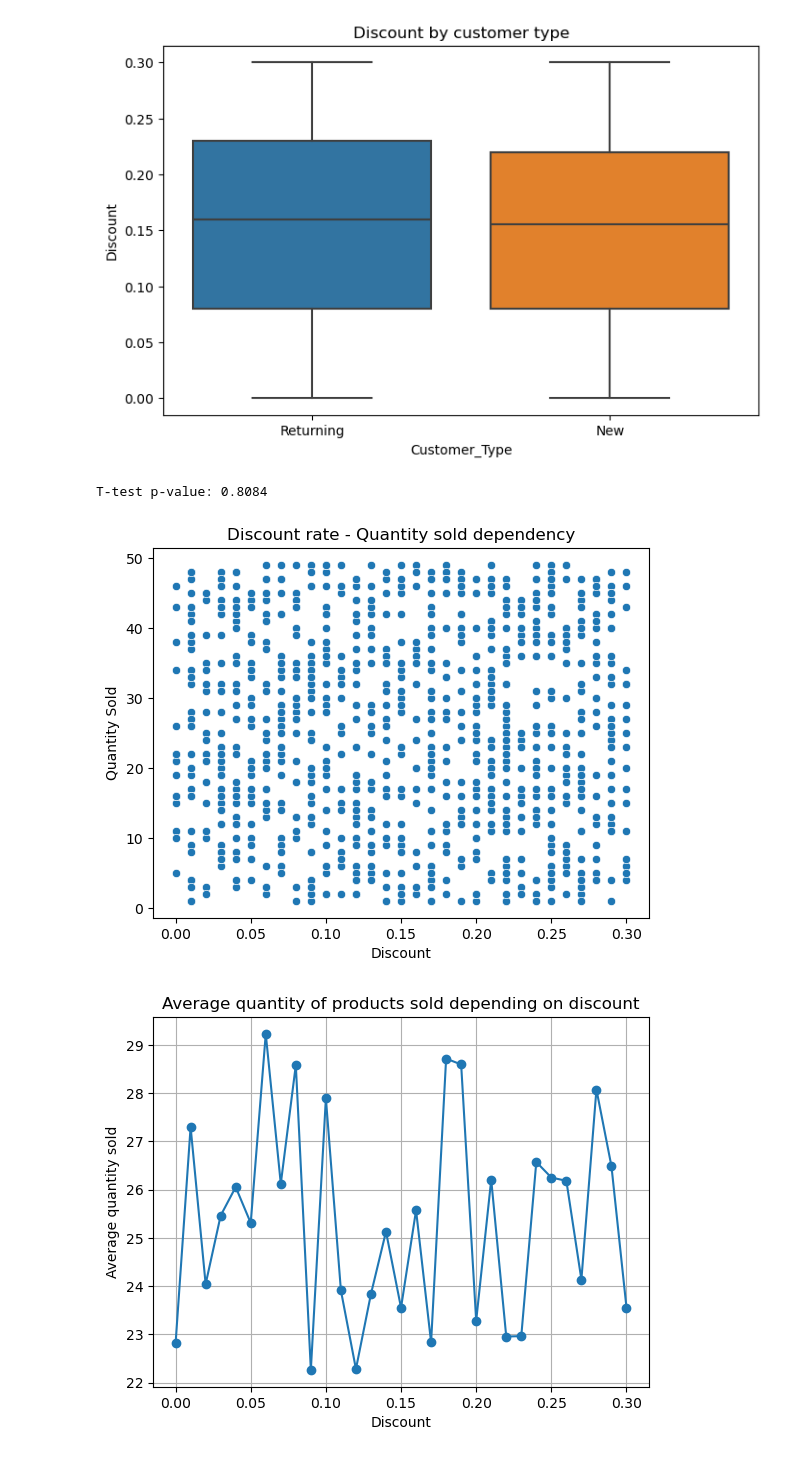
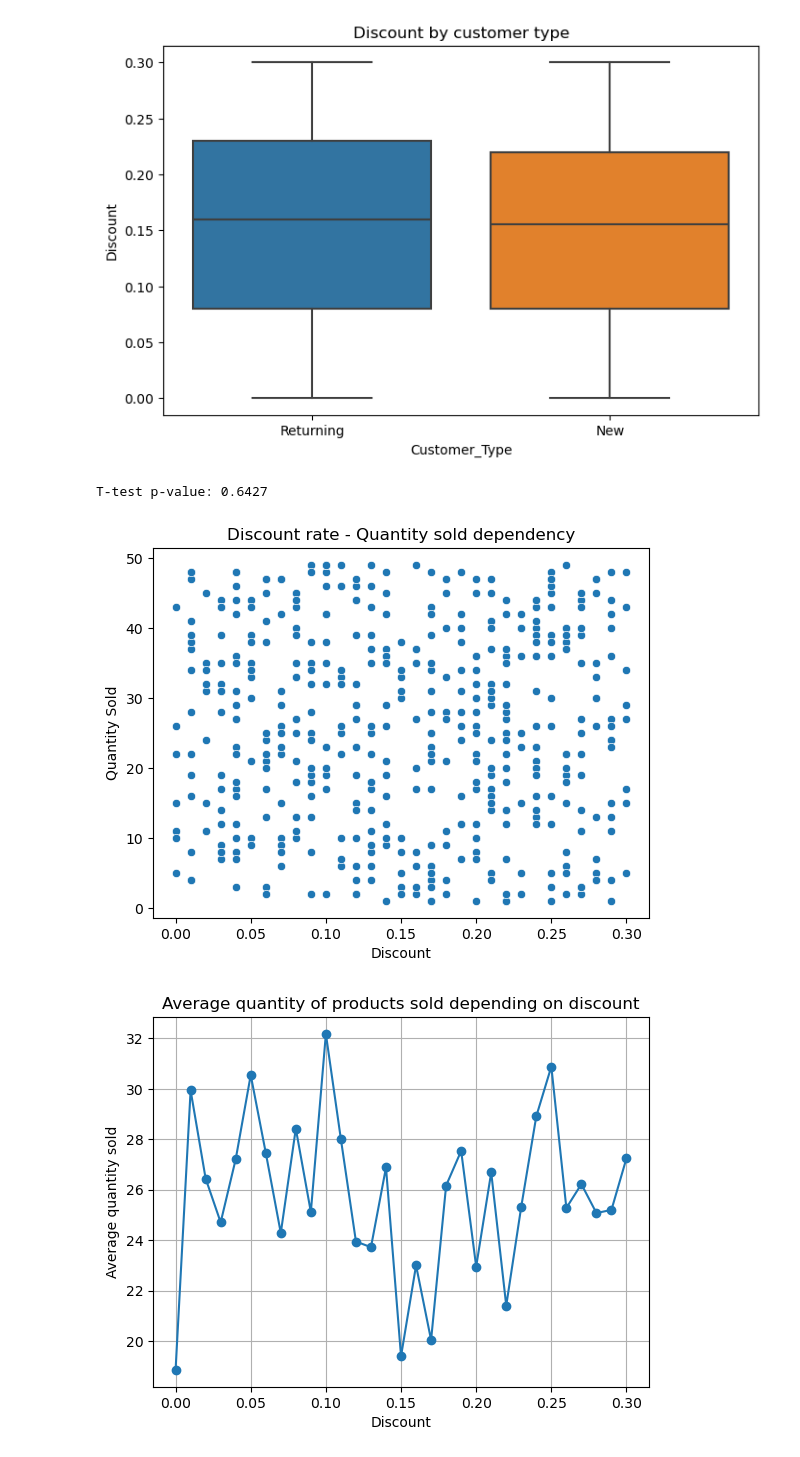
Before and after one commit to estrin00/diplomski, a Jupyter notebook: analysis.ipynb, the cells around one changed output. Saved outputs shown, nothing was run; the diff lists cells and outputs as text; code cells hidden in the pictures.

```diff
--- a/analysis.ipynb
+++ b/analysis.ipynb
@@ -487,30 +488,30 @@ plt.show()
 # %%
 from scipy.stats import ttest_ind
 
-new = data[data['Customer_Type'] == 'New']['Discount']
-ret = data[data['Customer_Type'] == 'Returning']['Discount']
+new = df[df['Customer_Type'] == 'New']['Discount']
+ret = df[df['Customer_Type'] == 'Returning']['Discount']
 
 t_stat, p_value = ttest_ind(new, ret)
 print(f"T-test p-value: {p_value:.4f}")
 # %% [output]
-T-test p-value: 0.8084
+T-test p-value: 0.6427
 # %%
 #discount rate - quantity sold dependency
-sns.scatterplot(x='Discount', y='Quantity_Sold', data=data)
+sns.scatterplot(x='Discount', y='Quantity_Sold', data=df)
 plt.title('Discount rate - Quantity sold dependency')
 plt.xlabel('Discount')
 plt.ylabel('Quantity Sold')
 plt.show()
 # %% [output]
-[figure, old version]
+[figure, new version]
 # %%
 # average quantity of products sold
-data.groupby('Discount')['Quantity_Sold'].mean().plot(kind='line', marker='o')
+df.groupby('Discount')['Quantity_Sold'].mean().plot(kind='line', marker='o')
 plt.title('Average quantity of products sold depending on discount')
 plt.xlabel('Discount')
 plt.ylabel('Average quantity sold')
 plt.grid(True)
 plt.show()
 # %% [output]
-[figure, old version]
+[figure, new version]
 # %%
```
Also changed, not shown: parts of 19 cells of this notebook, 1 other file.
